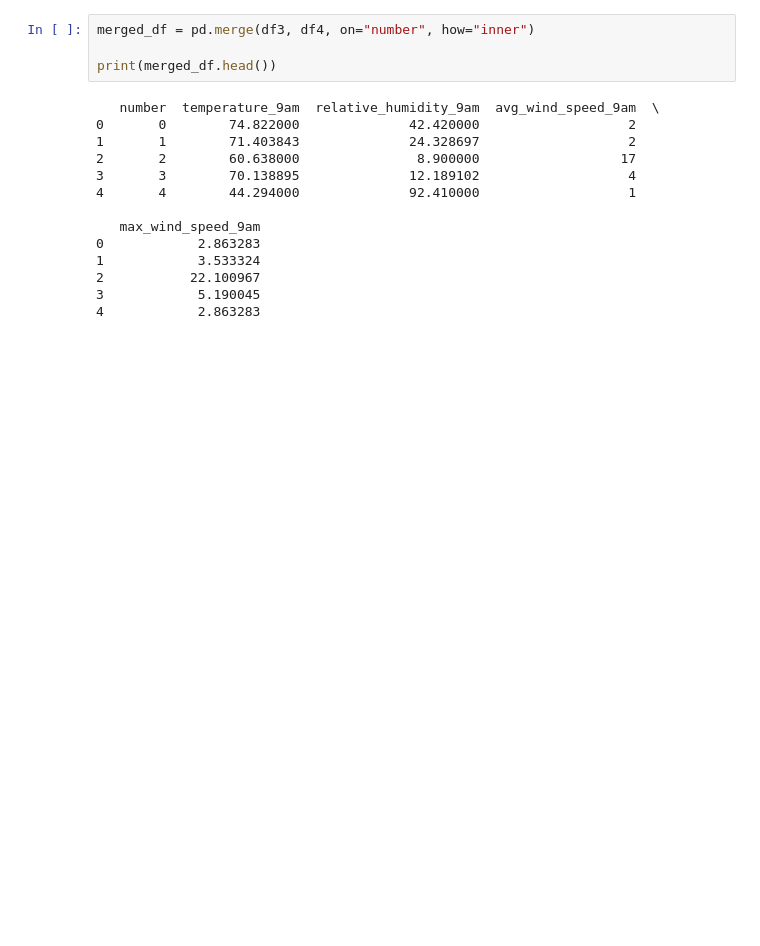
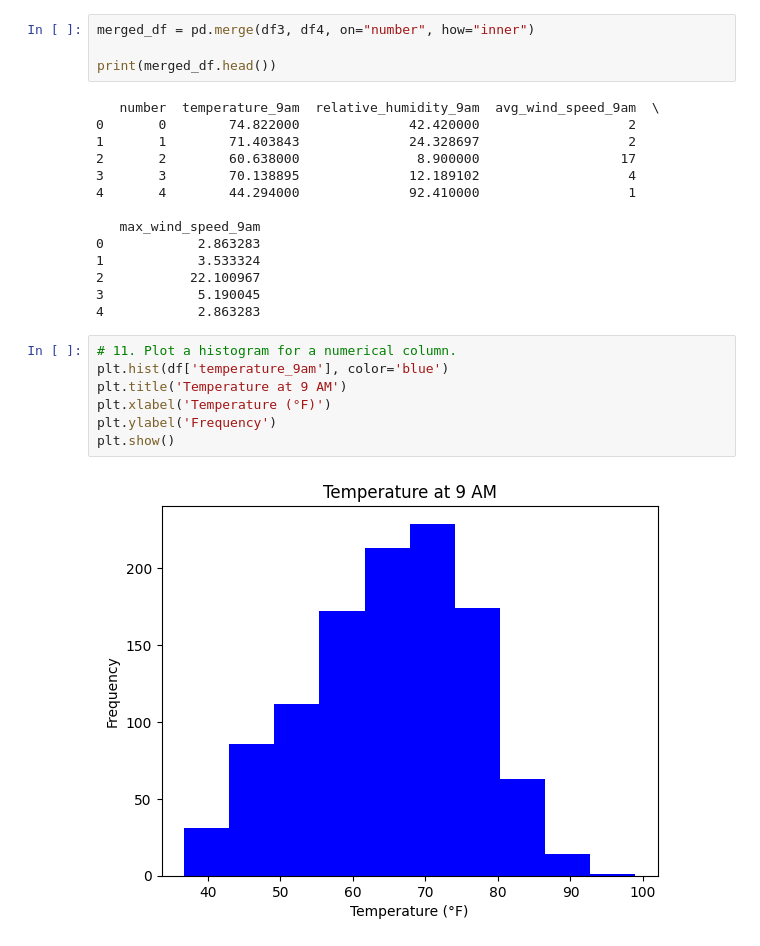
Before and after one commit to sadiyabhokare/AIS_Sadiya, a Jupyter notebook: Project/Daily_weather.ipynb, the cells around one changed output. Saved outputs shown, nothing was run; the diff lists cells and outputs as text; blank space fills up the shorter version.

```diff
--- a/Project/Daily_weather.ipynb
+++ b/Project/Daily_weather.ipynb
@@ -357,3 +357,12 @@ print(merged_df.head())
 2           22.100967
 3            5.190045
 4            2.863283
+# %%
+# 11. Plot a histogram for a numerical column.
+plt.hist(df['temperature_9am'], color='blue')
+plt.title('Temperature at 9 AM')
+plt.xlabel('Temperature (°F)')
+plt.ylabel('Frequency')
+plt.show()
+# %% [output]
+[figure, added]
```
Also changed, not shown: parts of 9 cells of this notebook.
